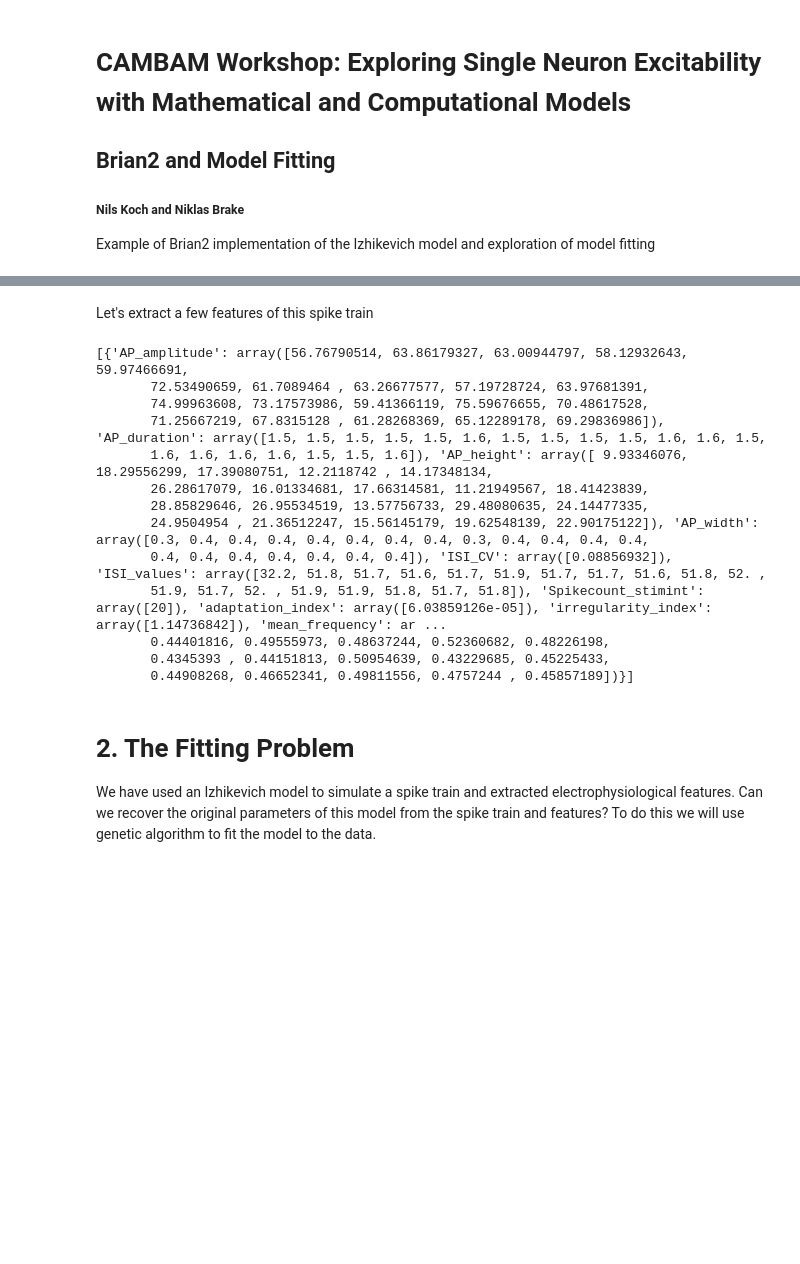
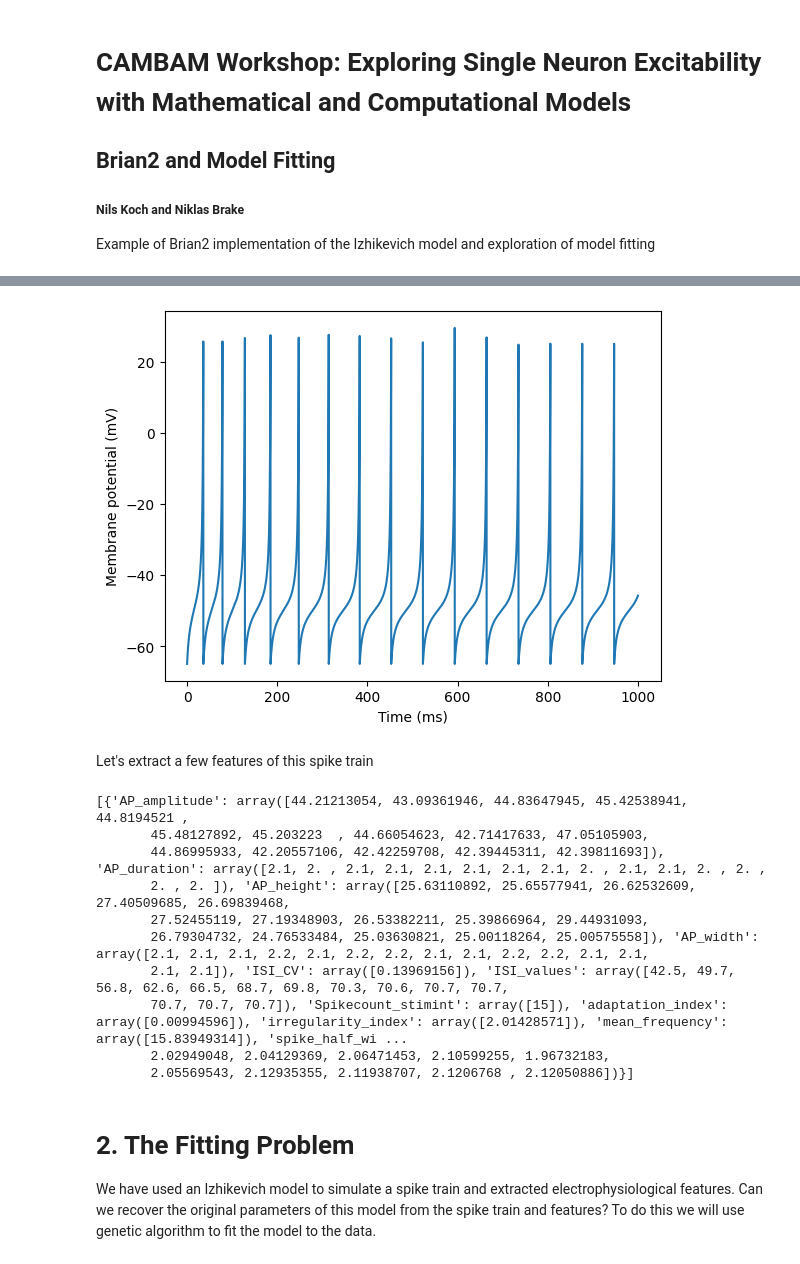
Before and after one commit to nkoch1/CAMBAM_Workshop_Neuron_Excitability, a Jupyter notebook: Computer_lab_3_model_fitting.ipynb, the cells around one changed output, grey strips where cells are left out. Saved outputs shown, nothing was run; the diff lists cells and outputs as text; code cells hidden in the pictures; blank space fills up the shorter version.

```diff
--- a/Computer_lab_3_model_fitting.ipynb
+++ b/Computer_lab_3_model_fitting.ipynb
@@ -27,47 +43,48 @@ def reset_brian():
 reset_brian()
 
 # Define the Izhikevich model equations
-eqs = """dv/dt = (0.04*v**2 + 5*v + 140 - u + I )/ms : 1
-         du/dt = (a*(b*v - u))/ms  : 1
+eqs = """dv/dt = 1*((v+60)*(v+40) - u + I )/(100*ms) : 1
+         du/dt = (a*(b*(v+60) - u))/ms  : 1
          I : 1
          a : 1
          b : 1
          c : 1
          d : 1
        """
-
 # Create a neuron group with a single neuron using the model and parameters
 neuron = NeuronGroup(1, eqs, threshold="v>=30", reset="v=c; u+=d", method="euler")
 
 # Set the parameters for the model
-neuron.a = 0.02
-neuron.b = 0.25
+neuron.a = 0.01
+neuron.b = 0.5
 neuron.c = -65
 neuron.d = 2
 
 # Set the initial values for the neuron's membrane potential and recovery variable
 neuron.v = -65
 neuron.u = "b*v"
 
 # Set the input current for the neuron
-neuron.I =  2 # nA
+neuron.I =  125 # nA
 
 # Create a monitor to record the neuron's membrane potential and input current
 monitors = StateMonitor(neuron, ['v', 'I'], record=True)
 
 # Run the simulation for 100 milliseconds
 dur = 1000 * ms
 run(dur)
 
 y_obs =  monitors.v[0]
 t_obs = monitors.t/ms
 
 # Plot the neuron's membrane potential and input current over time
 plt.figure()
 plt.plot(t_obs,y_obs)
 plt.ylabel('Membrane potential (mV)')
 plt.xlabel('Time (ms)')
 plt.show()
+# %% [output]
+[figure, added]
 # %% [markdown]
 Let's extract a few features of this spike train
 # %%
@@ -94,19 +111,16 @@ efel.setIntSetting('ignore_first_ISI', 0)
 original_traces_results = efel.getFeatureValues(original_traces, efel_feat, raise_warnings=False)
 print(original_traces_results)
 # %% [output]
-[{'AP_amplitude': array([56.76790514, 63.86179327, 63.00944797, 58.12932643, 59.97466691,
-       72.53490659, 61.7089464 , 63.26677577, 57.19728724, 63.97681391,
-       74.99963608, 73.17573986, 59.41366119, 75.59676655, 70.48617528,
-       71.25667219, 67.8315128 , 61.28268369, 65.12289178, 69.29836986]), 'AP_duration': array([1.5, 1.5, 1.5, 1.5, 1.5, 1.6, 1.5, 1.5, 1.5, 1.5, 1.6, 1.6, 1.5,
-       1.6, 1.6, 1.6, 1.6, 1.5, 1.5, 1.6]), 'AP_height': array([ 9.93346076, 18.29556299, 17.39080751, 12.2118742 , 14.17348134,
-       26.28617079, 16.01334681, 17.66314581, 11.21949567, 18.41423839,
-       28.85829646, 26.95534519, 13.57756733, 29.48080635, 24.14477335,
-       24.9504954 , 21.36512247, 15.56145179, 19.62548139, 22.90175122]), 'AP_width': array([0.3, 0.4, 0.4, 0.4, 0.4, 0.4, 0.4, 0.4, 0.3, 0.4, 0.4, 0.4, 0.4,
-       0.4, 0.4, 0.4, 0.4, 0.4, 0.4, 0.4]), 'ISI_CV': array([0.08856932]), 'ISI_values': array([32.2, 51.8, 51.7, 51.6, 51.7, 51.9, 51.7, 51.7, 51.6, 51.8, 52. ,
-       51.9, 51.7, 52. , 51.9, 51.9, 51.8, 51.7, 51.8]), 'Spikecount_stimint': array([20]), 'adaptation_index': array([6.03859126e-05]), 'irregularity_index': array([1.14736842]), 'mean_frequency': ar ...
-       0.44401816, 0.49555973, 0.48637244, 0.52360682, 0.48226198,
-       0.4345393 , 0.44151813, 0.50954639, 0.43229685, 0.45225433,
-       0.44908268, 0.46652341, 0.49811556, 0.4757244 , 0.45857189])}]
+[{'AP_amplitude': array([44.21213054, 43.09361946, 44.83647945, 45.42538941, 44.8194521 ,
+       45.48127892, 45.203223  , 44.66054623, 42.71417633, 47.05105903,
+       44.86995933, 42.20557106, 42.42259708, 42.39445311, 42.39811693]), 'AP_duration': array([2.1, 2. , 2.1, 2.1, 2.1, 2.1, 2.1, 2.1, 2. , 2.1, 2.1, 2. , 2. ,
+       2. , 2. ]), 'AP_height': array([25.63110892, 25.65577941, 26.62532609, 27.40509685, 26.69839468,
+       27.52455119, 27.19348903, 26.53382211, 25.39866964, 29.44931093,
+       26.79304732, 24.76533484, 25.03630821, 25.00118264, 25.00575558]), 'AP_width': array([2.1, 2.1, 2.1, 2.2, 2.1, 2.2, 2.2, 2.1, 2.1, 2.2, 2.2, 2.1, 2.1,
+       2.1, 2.1]), 'ISI_CV': array([0.13969156]), 'ISI_values': array([42.5, 49.7, 56.8, 62.6, 66.5, 68.7, 69.8, 70.3, 70.6, 70.7, 70.7,
+       70.7, 70.7, 70.7]), 'Spikecount_stimint': array([15]), 'adaptation_index': array([0.00994596]), 'irregularity_index': array([2.01428571]), 'mean_frequency': array([15.83949314]), 'spike_half_wi ...
+       2.02949048, 2.04129369, 2.06471453, 2.10599255, 1.96732183,
+       2.05569543, 2.12935355, 2.11938707, 2.1206768 , 2.12050886])}]
 # %% [markdown]
 # 2. The Fitting Problem
 
```
Also changed, not shown: parts of 9 cells of this notebook, 1 other file.
